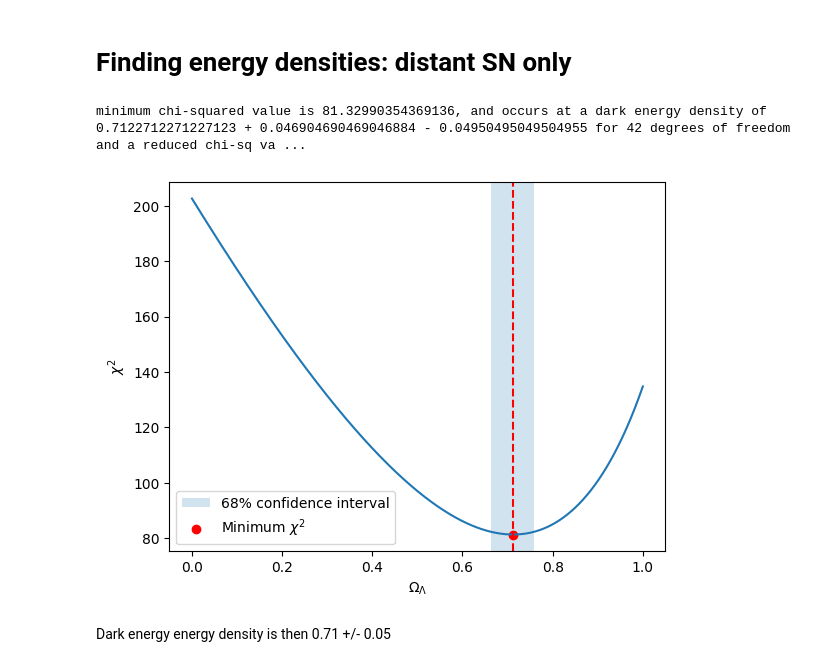
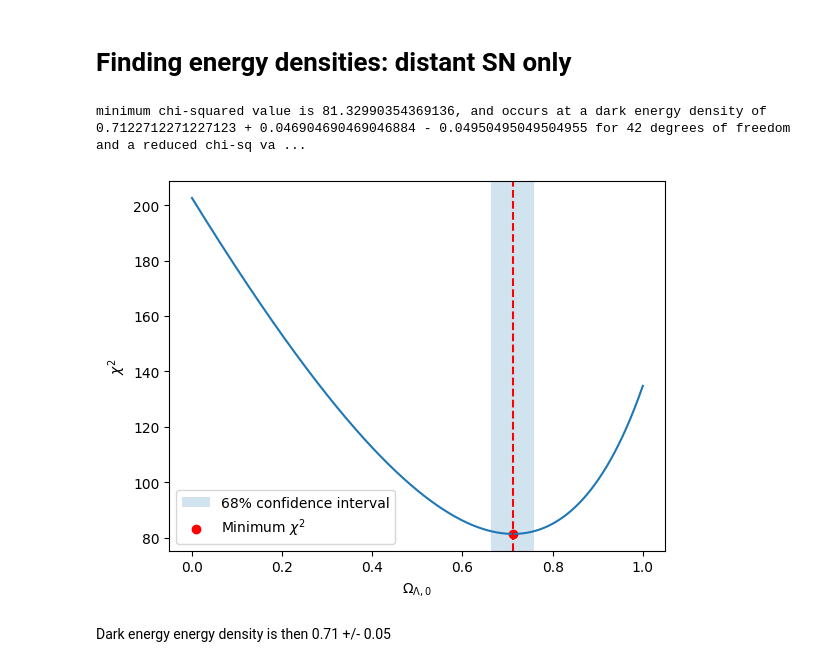
Before and after one commit to LightningMinion/Supernova-Cosmology, a Jupyter notebook: extension-code.ipynb, the cells around one changed output. Saved outputs shown, nothing was run; the diff lists cells and outputs as text; code cells hidden in the pictures.

```diff
--- a/main-code v4.ipynb
+++ b/extension-code.ipynb
@@ -156,35 +156,35 @@ for trial_DE in trial_DE_vals:
         mag_actual_err = sn_mag_err_far[i2]
         sq_norm_resid = ((mag_predicted - mag_actual)/mag_actual_err)**2
         chisquared_vals[i1] += sq_norm_resid
         #print(f"redshift: {redshift}, mag_pred: {mag_predicted}, mag_act: {mag_actual}, chisq: {sq_norm_resid}, tally: {chisquared_vals[i1]}")
     i1 += 1
 #print(chisquared_vals)
 index_min_chisq = np.argmin(chisquared_vals)
 min_chisq_val = chisquared_vals[index_min_chisq]
 optimised_DE = trial_DE_vals[index_min_chisq]
 greaterchisq = chisquared_vals[index_min_chisq:]
 lowerchisq = chisquared_vals[:index_min_chisq]
 lower_err_index = len(lowerchisq[lowerchisq>=(min_chisq_val+1)]) - 1
 upper_err_index = np.argmax(greaterchisq>=min_chisq_val+1) + index_min_chisq
 lower_bound = trial_DE_vals[lower_err_index]
 upper_bound = trial_DE_vals[upper_err_index]
 print(f"minimum chi-squared value is {min_chisq_val}, and occurs at a dark energy density of {optimised_DE} + {upper_bound-optimised_DE} - {optimised_DE-lower_bound} for {DoF} degrees of freedom and a reduced chi-sq value of {min_chisq_val/DoF}")
 plt.figure()
 plt.plot(trial_DE_vals, chisquared_vals)
 plt.axvspan(lower_bound, upper_bound, alpha = 0.2, label = "68% confidence interval")
 plt.scatter(optimised_DE, min_chisq_val, label = "Minimum ${χ^{2}}$", color = "red")
 plt.axvline(optimised_DE, 0, color = "red", linestyle = "--")
 plt.ylabel("${χ^{2}}$")
-plt.xlabel("${Ω_{Λ}}$")
+plt.xlabel("${Ω_{Λ,0}}$")
 plt.legend()
 plt.savefig("chisq-plot-DE-density-distantSN.png", bbox_inches = "tight")
 plt.show()
 OmegaLambda = optimised_DE
 OmegaLambdaLower = lower_bound
 OmegaLambdaUpper = upper_bound
 # %% [output]
 minimum chi-squared value is 81.32990354369136, and occurs at a dark energy density of 0.7122712271227123 + 0.046904690469046884 - 0.04950495049504955 for 42 degrees of freedom and a reduced chi-sq va ...
-[figure, old version]
+[figure, new version]
 # %% [markdown]
 Dark energy energy density is then 0.71 +/- 0.05
 # %% [markdown]
```
Also changed, not shown: parts of 1 cell of this notebook, 3 other files.
